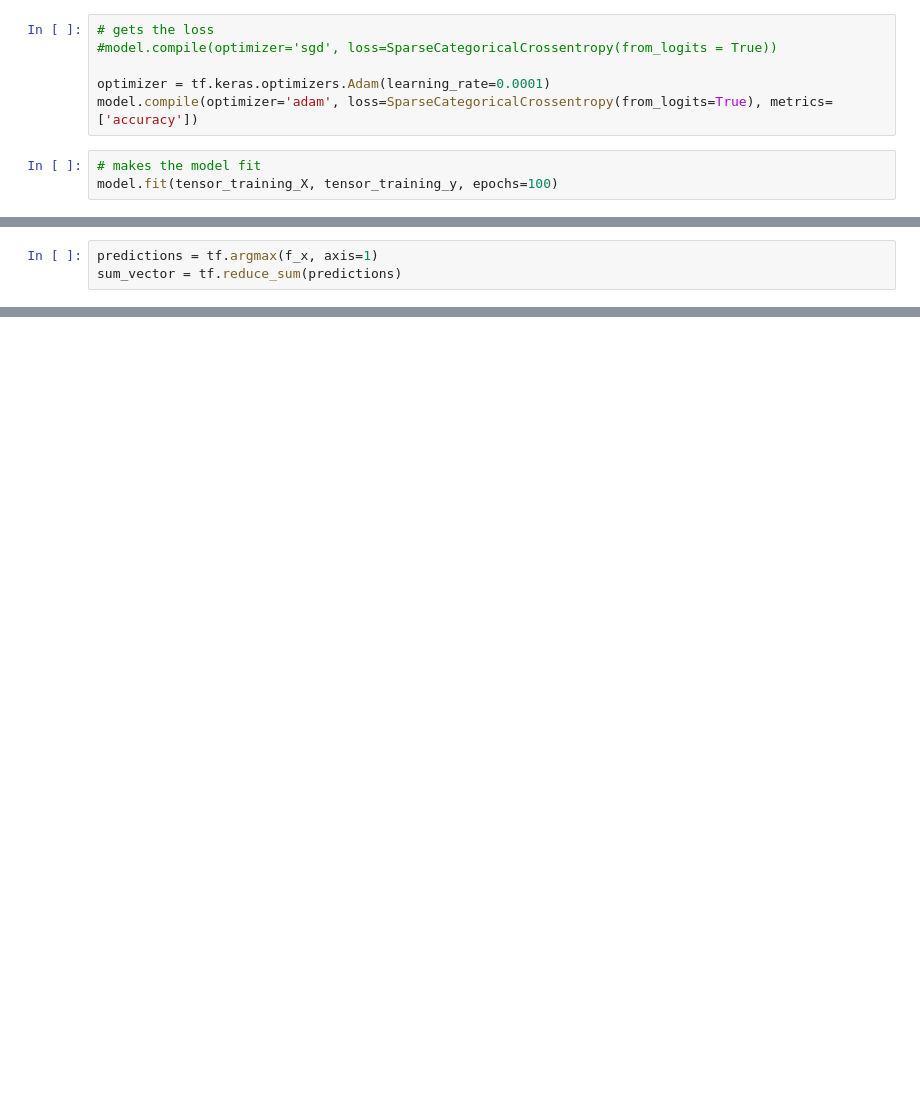
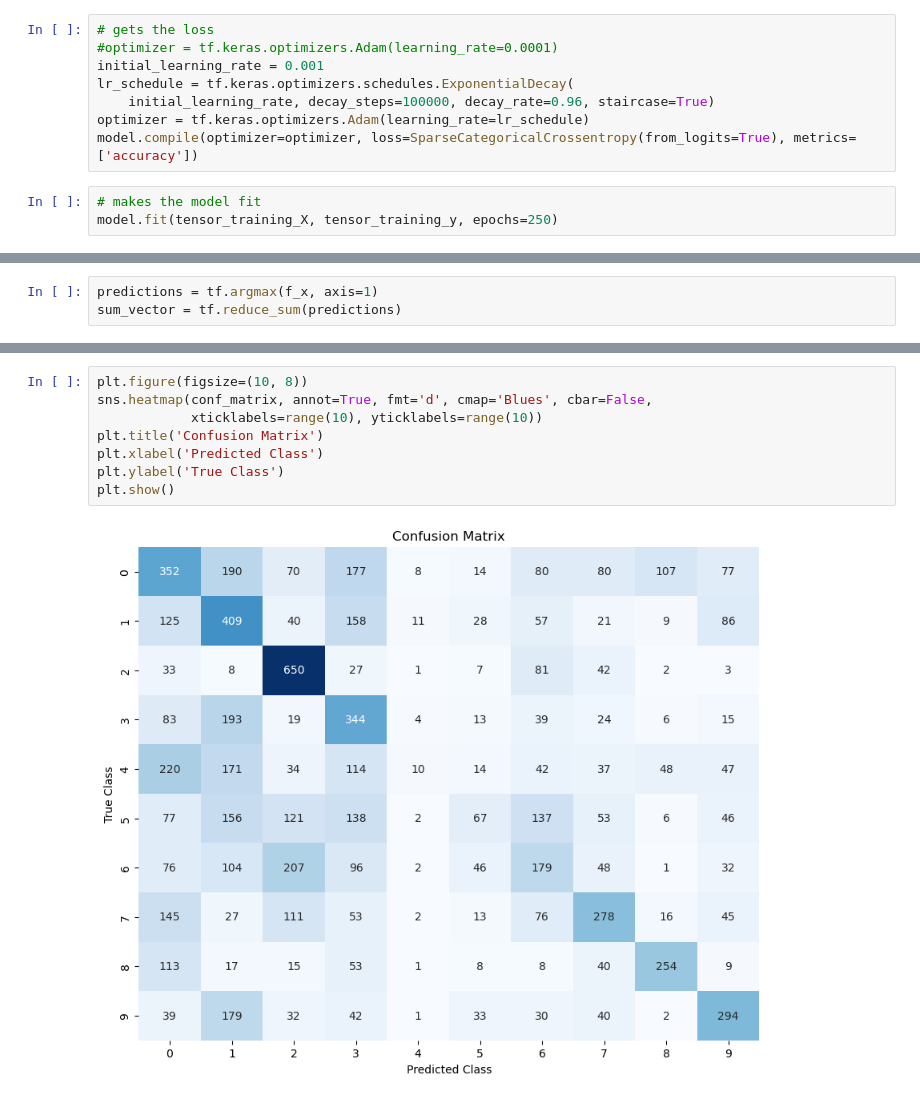
Before and after one commit to kaidenhj/ML-Lab4, a Jupyter notebook: lab4.ipynb, the cells around one changed output, grey strips where cells are left out. Cells and saved outputs as stored; diff of their text form; blank space fills up the shorter version.

Commit message:
Updated model with CV data tested

```diff
--- a/lab4.ipynb
+++ b/lab4.ipynb
@@ -54,11 +88,13 @@ model = Sequential([
     Dense(units=10 , activation="linear", kernel_regularizer=tf.keras.regularizers.l2(new_lambda_value))])
 # %%
 # gets the loss
-#model.compile(optimizer='sgd', loss=SparseCategoricalCrossentropy(from_logits = True))
-
-optimizer = tf.keras.optimizers.Adam(learning_rate=0.0001)
-model.compile(optimizer='adam', loss=SparseCategoricalCrossentropy(from_logits=True), metrics=['accuracy'])
+#optimizer = tf.keras.optimizers.Adam(learning_rate=0.0001)
+initial_learning_rate = 0.001
+lr_schedule = tf.keras.optimizers.schedules.ExponentialDecay(
+    initial_learning_rate, decay_steps=100000, decay_rate=0.96, staircase=True)
+optimizer = tf.keras.optimizers.Adam(learning_rate=lr_schedule)
+model.compile(optimizer=optimizer, loss=SparseCategoricalCrossentropy(from_logits=True), metrics=['accuracy'])
 # %%
 # makes the model fit
-model.fit(tensor_training_X, tensor_training_y, epochs=100)
+model.fit(tensor_training_X, tensor_training_y, epochs=250)
 # %% [output]
@@ -125,0 +178,10 @@ tf.Tensor(
+# %%
+plt.figure(figsize=(10, 8))
+sns.heatmap(conf_matrix, annot=True, fmt='d', cmap='Blues', cbar=False,
+            xticklabels=range(10), yticklabels=range(10))
+plt.title('Confusion Matrix')
+plt.xlabel('Predicted Class')
+plt.ylabel('True Class')
+plt.show()
+# %% [output]
+[figure, added]
```
Also changed, not shown: parts of 8 cells of this notebook.
